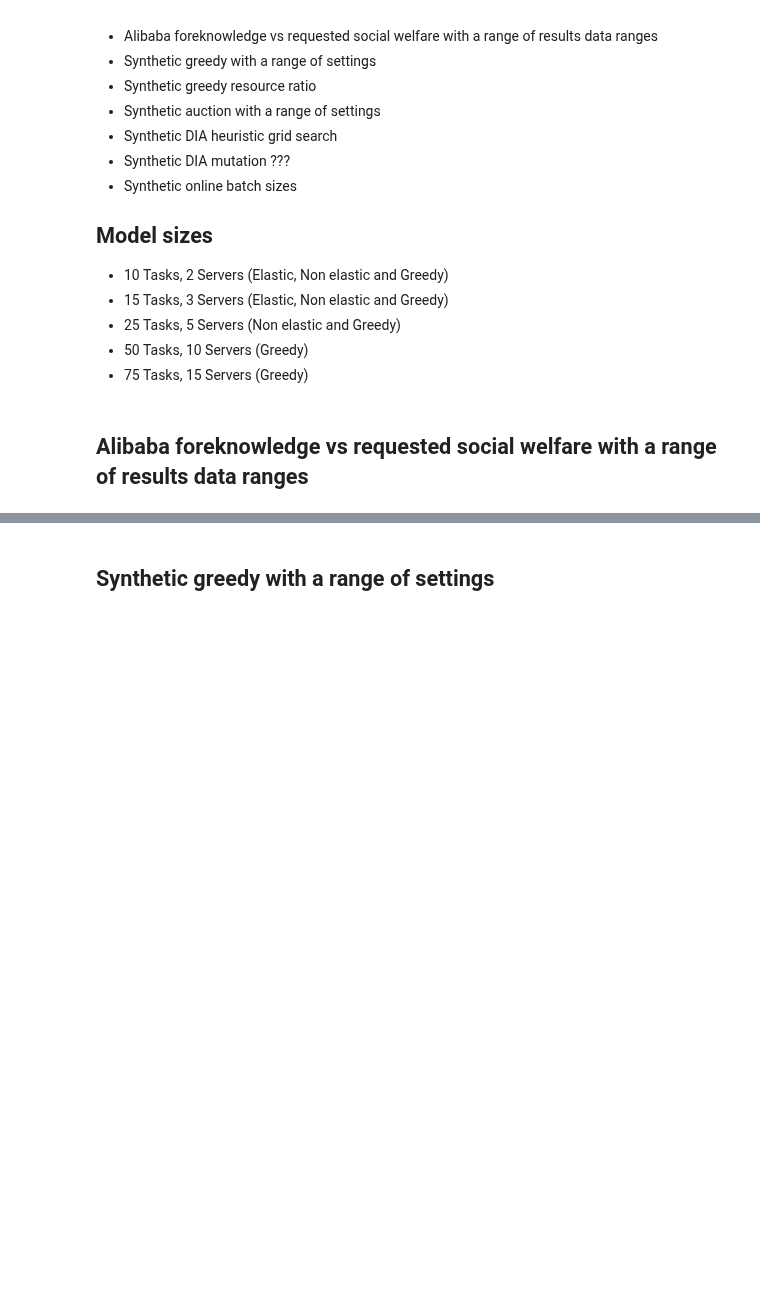
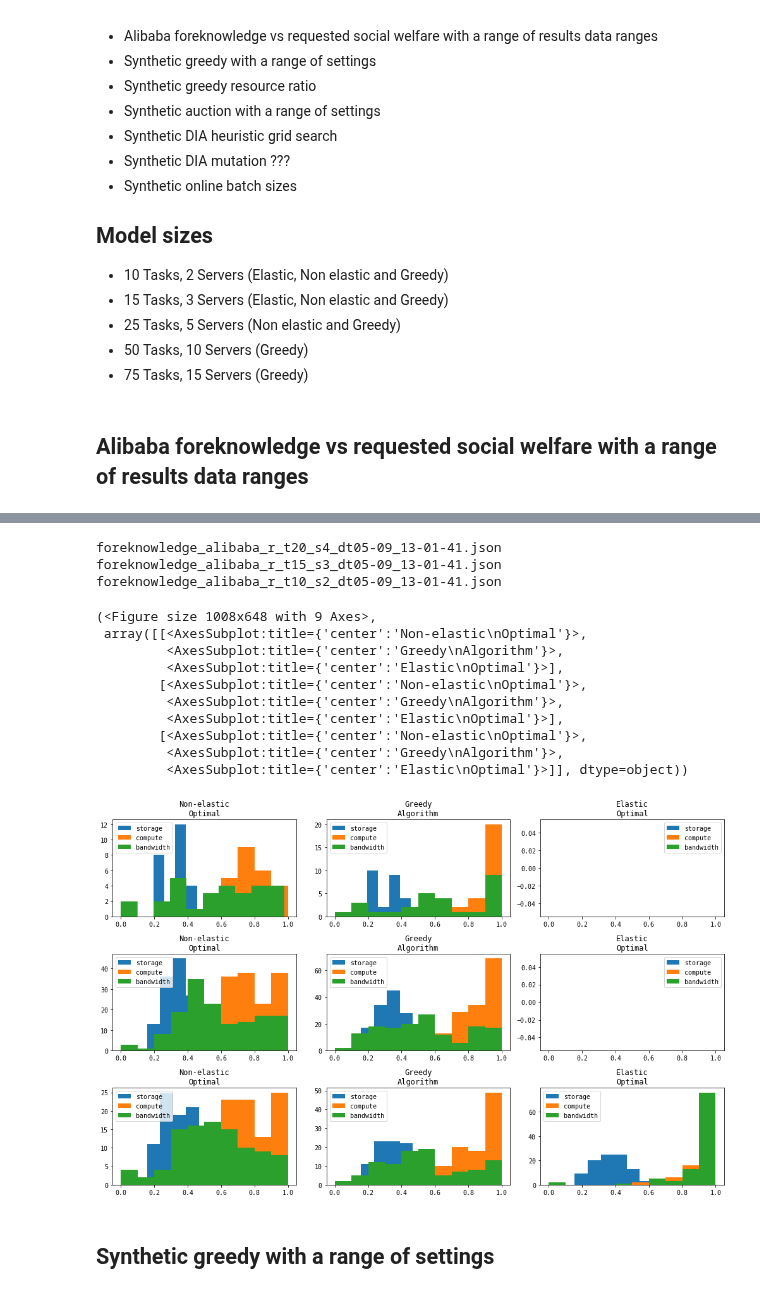
Before and after one commit to pseudo-rnd-thoughts/Elastic-Resource-Allocation, a Jupyter notebook: analysis/overall.ipynb, the cells around one changed output, grey strips where cells are left out. Drawn from its saved outputs; the diff is of its cells as text; code cells hidden in the pictures; blank space fills up the shorter version.

```diff
--- a/analysis/overall.ipynb
+++ b/analysis/overall.ipynb
@@ -84,3 +129,20 @@ Save file location: figs/pdf/alibaba_requested.pdf
+# %%
+_ = greedy_resource_usage('../data/alibaba', os.listdir('../data/alibaba'), algos, algo_names)
+# %% [output]
+foreknowledge_alibaba_r_t20_s4_dt05-09_13-01-41.json
+foreknowledge_alibaba_r_t15_s3_dt05-09_13-01-41.json
+foreknowledge_alibaba_r_t10_s2_dt05-09_13-01-41.json
+(<Figure size 1008x648 with 9 Axes>,
+ array([[<AxesSubplot:title={'center':'Non-elastic\nOptimal'}>,
+         <AxesSubplot:title={'center':'Greedy\nAlgorithm'}>,
+         <AxesSubplot:title={'center':'Elastic\nOptimal'}>],
+        [<AxesSubplot:title={'center':'Non-elastic\nOptimal'}>,
+         <AxesSubplot:title={'center':'Greedy\nAlgorithm'}>,
+         <AxesSubplot:title={'center':'Elastic\nOptimal'}>],
+        [<AxesSubplot:title={'center':'Non-elastic\nOptimal'}>,
+         <AxesSubplot:title={'center':'Greedy\nAlgorithm'}>,
+         <AxesSubplot:title={'center':'Elastic\nOptimal'}>]], dtype=object))
+[figure, added]
 # %% [markdown]
 ## Synthetic greedy with a range of settings
 # %%
```
Also changed, not shown: parts of 11 cells of this notebook, 3 other files.
